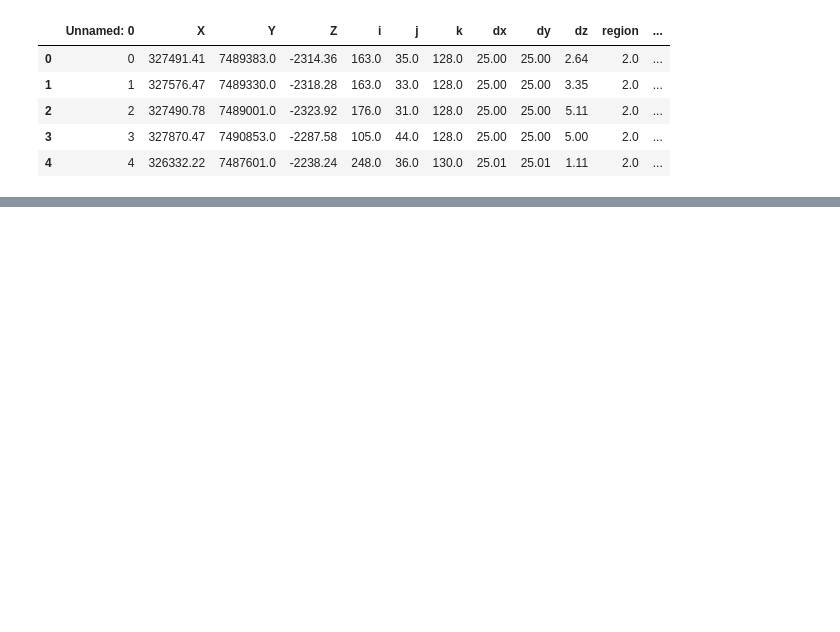
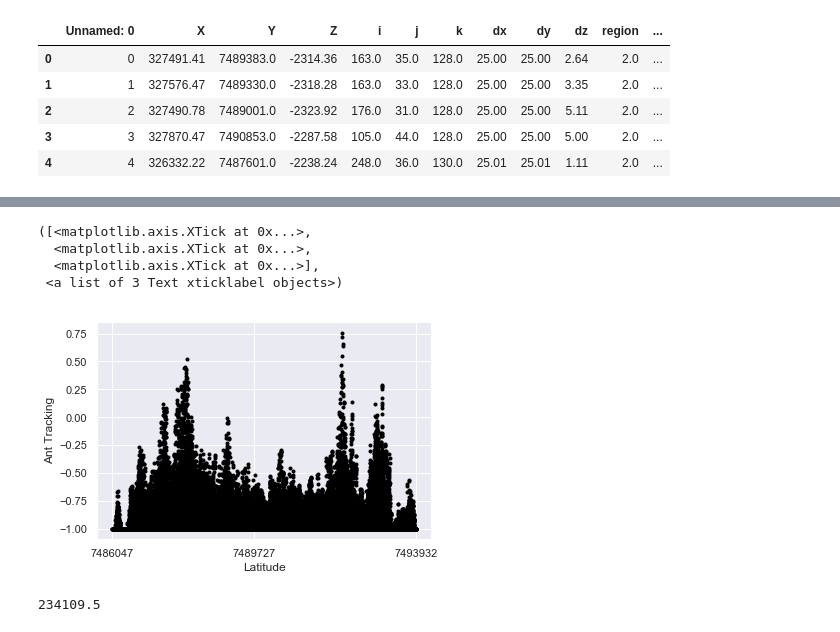
Before and after one commit to jralha/campob, a Jupyter notebook: Untitled4.ipynb, the cells around one changed output, grey strips where cells are left out. Drawn from its saved outputs; the diff is of its cells as text; code cells hidden in the pictures; blank space fills up the shorter version.

```diff
--- a/Untitled4.ipynb
+++ b/Untitled4.ipynb
@@ -69,0 +121,15 @@ plt.colorbar()
+# %%
+plt.scatter(data['Y'],data['Ant Tracking'],marker=".",c='black')
+plt.xlabel('Latitude')
+plt.ylabel('Ant Tracking')
+plt.xticks([np.min(data['Y']),np.mean(data['Y']),np.max(data['Y'])])
+# %% [output]
+([<matplotlib.axis.XTick at 0x...>,
+  <matplotlib.axis.XTick at 0x...>,
+  <matplotlib.axis.XTick at 0x...>],
+ <a list of 3 Text xticklabel objects>)
+[figure, added]
+# %%
+len(data)/2
+# %% [output]
+234109.5
```
Also changed, not shown: parts of 9 cells of this notebook, 5 other files.
